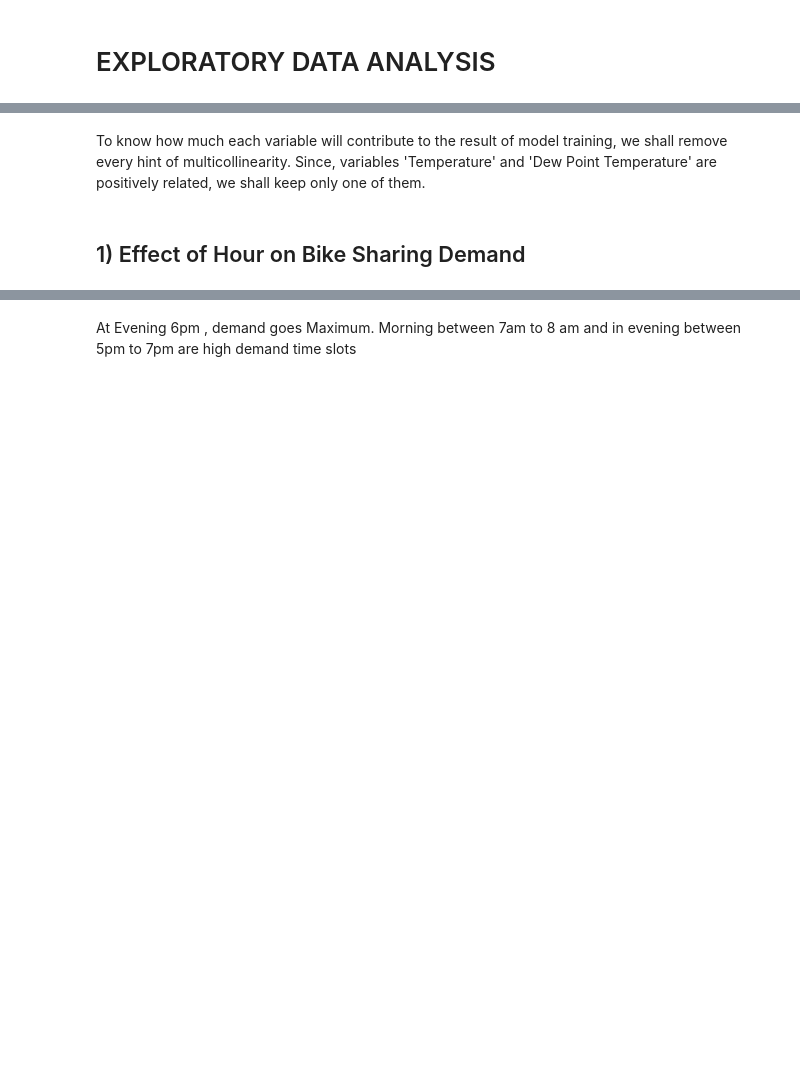
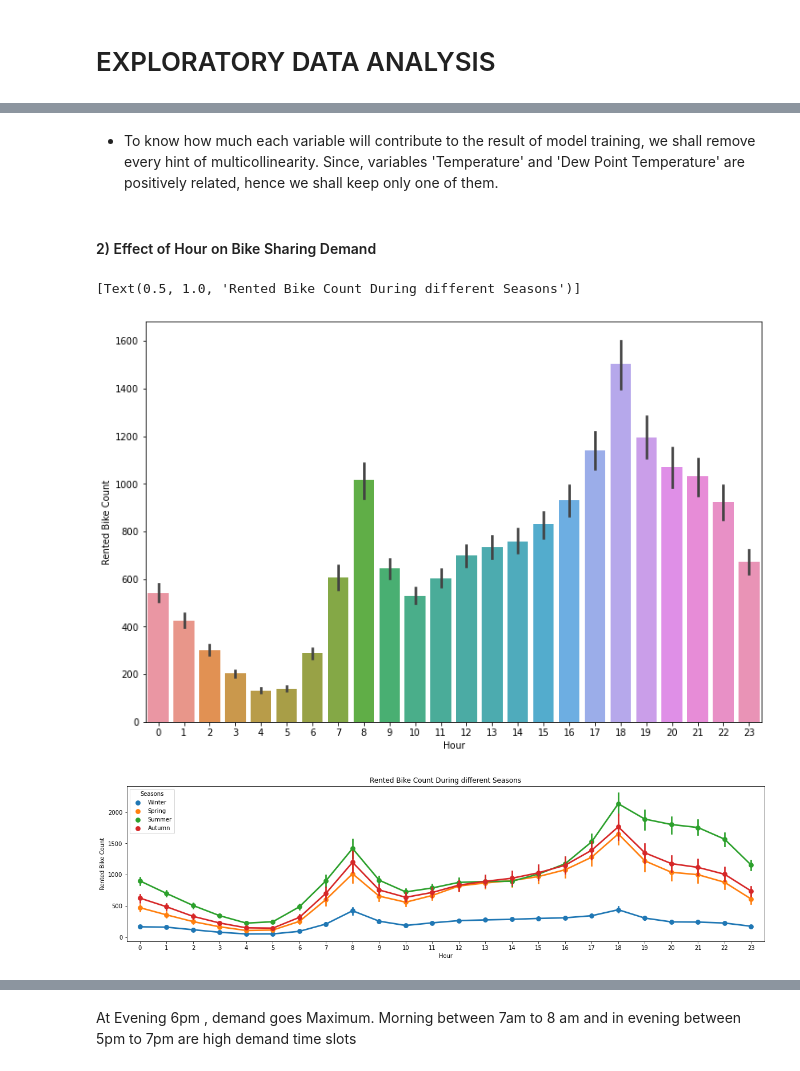
Before and after one commit to ankitrai777/Bike-Sharing-Demand-Prediction-, a Jupyter notebook: Bike Sharing Demand Prediction - Capstone Project.ipynb, the cells around one changed output, grey strips where cells are left out. Saved outputs shown, nothing was run; the diff lists cells and outputs as text; code cells hidden in the pictures; blank space fills up the shorter version.

```diff
--- a/Bike Sharing Demand Prediction - Capstone Project.ipynb
+++ b/Bike Sharing Demand Prediction - Capstone Project.ipynb
@@ -315,4 +253,4 @@ corr.style.background_gradient(cmap='coolwarm')
 # %% [markdown]
-To know how much each variable will contribute to the result of model training, we shall remove every hint of multicollinearity. Since, variables 'Temperature' and  'Dew Point Temperature' are positively related, we shall keep only one of them.
+* To know how much each variable will contribute to the result of model training, we shall remove every hint of multicollinearity. Since, variables 'Temperature' and  'Dew Point Temperature' are positively related, hence we shall keep only one of them.
 # %%
 # Removing Multicollinearity by dropping 'Dew Point Temperature' column
@@ -320,4 +263,17 @@ df= df.drop(['Dew point temperature(�C)'],axis =1)
 # %% [markdown]
-
-
-## 1) Effect of Hour on Bike Sharing Demand
+#### 2) Effect of Hour on Bike Sharing Demand
+# %%
+# Displaying Hourly basis Bike Demand
+
+plt.figure(figsize = (12,8))
+sns.barplot(x='Hour', y='Rented Bike Count', data = df)
+
+# Displaying Hourly basis Bike Demand in different seasons
+
+fig, ax = plt.subplots(figsize=(20,5))
+sns.pointplot(data=df, x='Hour', y='Rented Bike Count', hue='Seasons', ax=ax)
+ax.set(title='Rented Bike Count During different Seasons')
+# %% [output]
+[Text(0.5, 1.0, 'Rented Bike Count During different Seasons')]
+[figure, added]
+[figure, added]
```
Also changed, not shown: parts of 91 cells of this notebook.
